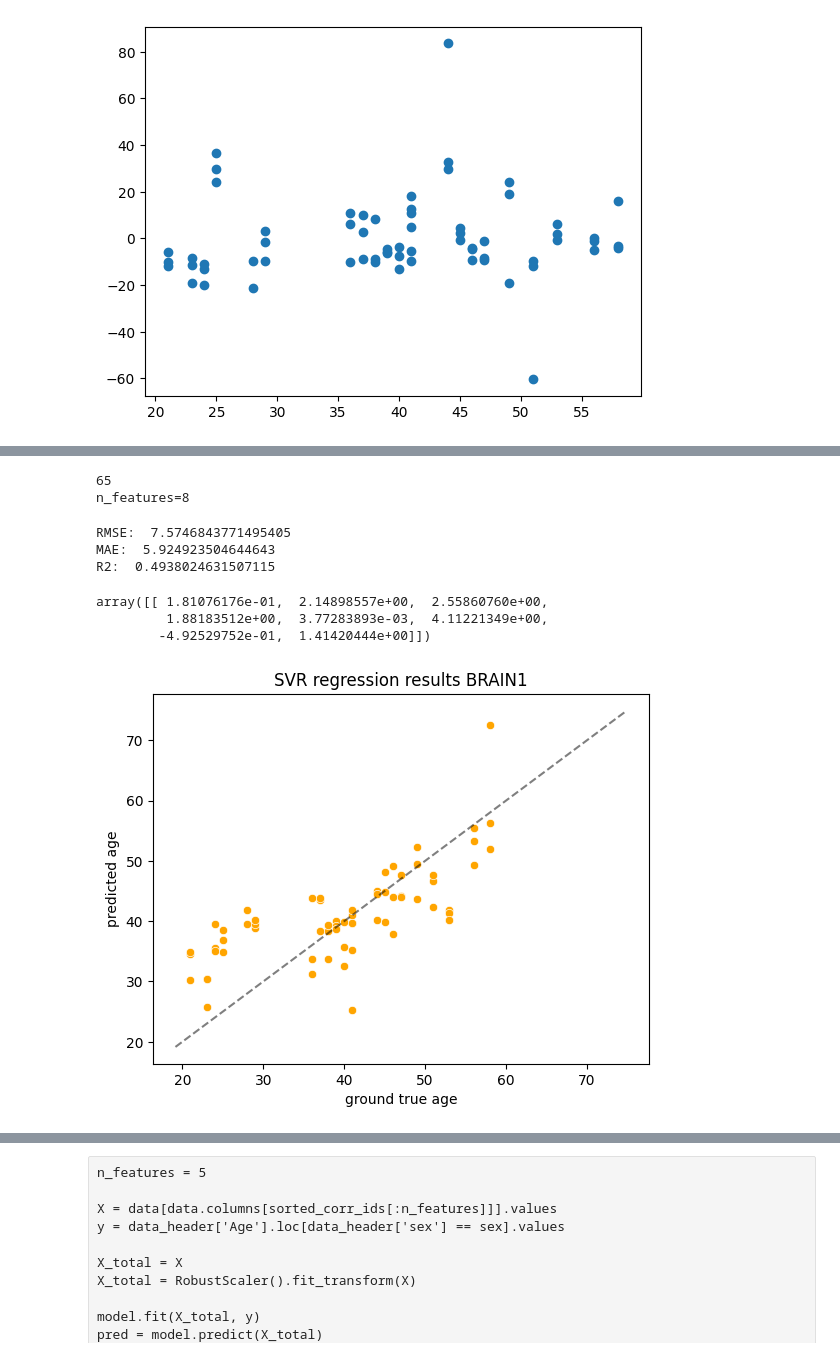
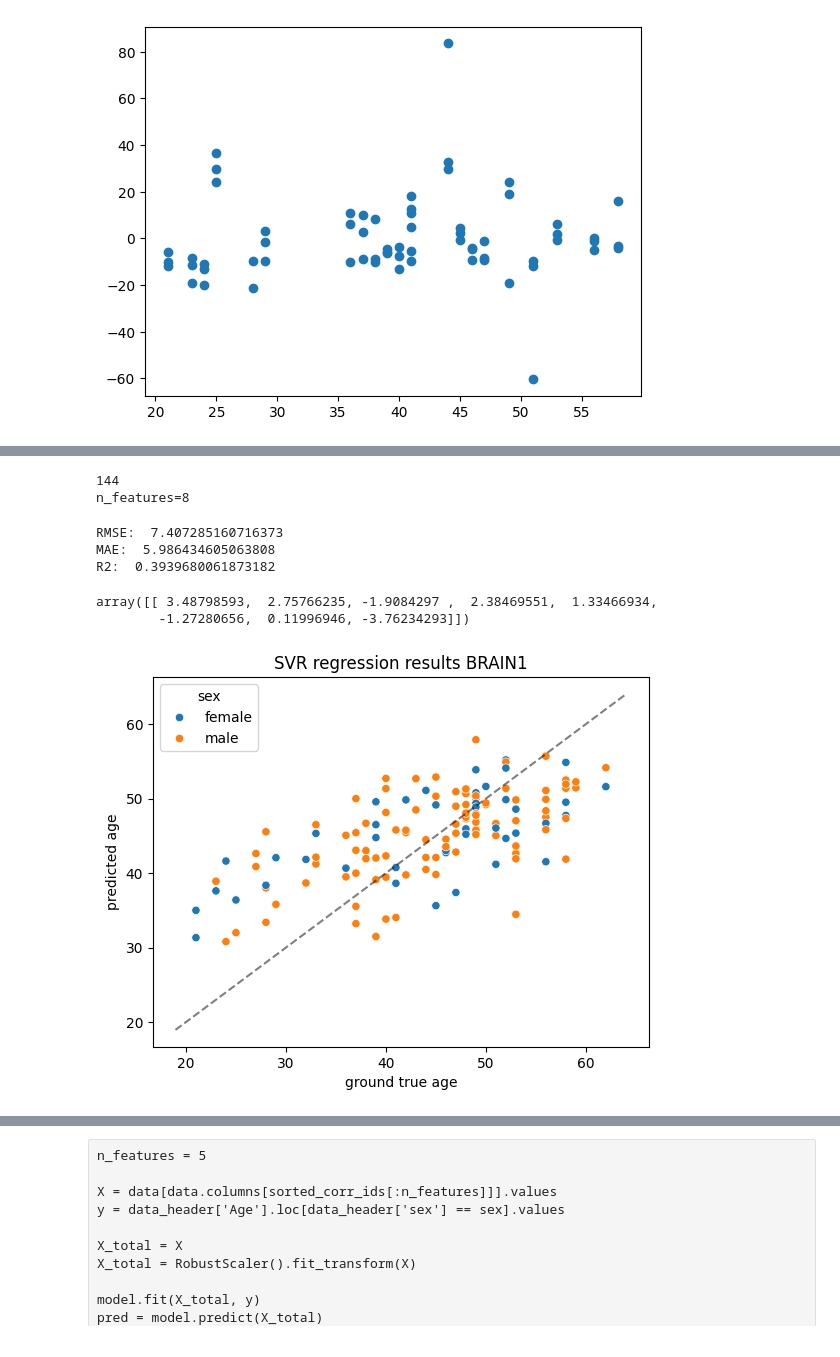
Before and after one commit to zodelheim/sea-infer-rna-seq, a Jupyter notebook: notebooks/AgePredictionTest.ipynb, the cells around one changed output, grey strips where cells are left out. Drawn from its saved outputs; the diff is of its cells as text; code cells hidden in the pictures.

```diff
--- a/notebooks/AgePredictionTest.ipynb
+++ b/notebooks/AgePredictionTest.ipynb
@@ -134,11 +110,11 @@ data_female = data.loc[data_header['sex'] == "female"]
 data_header_male = data_header.loc[data_header['sex'] == "male"]
 data_header_female = data_header.loc[data_header['sex'] == "female"]
 
-# data_male = data.loc[data_header['disease_state'] == "psychosis_schizophrenia"]
-# data_female = data.loc[data_header['disease_state'] == "match control"]
+# data_male = data.loc[data_header['tissue'] == "Putamen"]
+# data_female = data.loc[data_header['tissue'] != "Putamen"]
 
-# data_header_male = data_header.loc[data_header['disease_state'] == "psychosis_schizophrenia"]
-# data_header_female = data_header.loc[data_header['disease_state'] == "match control"]
+# data_header_male = data_header.loc[data_header['tissue'] == "Putamen"]
+# data_header_female = data_header.loc[data_header['tissue'] != "Putamen"]
 
 
 
@@ -154,10 +130,11 @@ data_header_female = data_header.loc[data_header['sex'] == "female"]
 data_both = data.copy(deep=True)
 data_header_both = data_header.copy(deep=True)
 
-data = data.loc[data_header['sex'] == sex]
-data_header = data_header.loc[data_header['sex'] == sex]
+# data = data.loc[data_header['sex'] == sex]
+# data_header = data_header.loc[data_header['sex'] == sex]
 
-# gtf_data = gtf_data.loc[data.columns].drop_duplicates("transcript_id")
+data = data.loc[data_header['tissue'] != "Nac"]
+data_header = data_header.loc[data_header['tissue'] != "Nac"]
 # %%
 # import anndata as ad
 # import scanpy as sc
@@ -262,11 +239,11 @@ data
 rhos = []
 pvalues = []
 
-# y = data_header[value_to_predict]
-# X = data.values
+# y = data_header.loc[data_header['sex'] == sex][value_to_predict]
+# X = data.loc[data_header['sex'] == sex].values
 
-y = data_header.loc[data_header['sex'] == sex][value_to_predict]
-X = data.loc[data_header['sex'] == sex].values
+y = data_header.loc[data_header['tissue'] != "Nac"][value_to_predict]
+X = data.loc[data_header['tissue'] != "Nac"].values
 
 
 for i in tqdm(range(X.shape[1])):
@@ -529,7 +491,8 @@ for n_features in range(1, np.min([data.shape[0]+1, len(sorted_corr_ids)+1, 20])
 # for n_features in [2]:
 
     X = data[data.columns[sorted_corr_ids[:n_features]]].values
-    y = data_header['Age'].loc[data_header['sex'] == sex].values
+    # y = data_header['Age'].loc[data_header['sex'] == sex].values
+    y = data_header['Age'].loc[data_header['tissue'] != "Nac"].values
 
 
     # print(X.shape)
@@ -565,13 +528,13 @@ for n_features in range(1, np.min([data.shape[0]+1, len(sorted_corr_ids)+1, 20])
         # X_val = data_eval[data_eval.columns[sorted_corr_ids[:n_features]]].values
         # y_val = data_eval_header['Age'].loc[data_eval_header['sex']==sex].values
 
-        poly = PolynomialFeatures(degree=2)
-        X_train_ = poly.fit_transform(X_train_)
-        X_val = poly.transform(X_val)
+        # poly = PolynomialFeatures(degree=2)
+        # X_train_ = poly.fit_transform(X_train_)
+        # X_val = poly.transform(X_val)
 
-        # model = svm.SVR(kernel='linear')
+        model = svm.SVR(kernel='linear')
         # model = svm.LinearSVR(loss='squared_epsilon_insensitive')
-        model = LinearRegression()
+        # model = LinearRegression()
         # model = Ridge()
         # model = XGBRegressor(n_estimators=300, max_depth=4, )
         # model = GridSearchCV(svm.SVR(kernel='rbf', gamma=0.1),
@@ -679,8 +642,10 @@ print(data.shape[0])
 n_features = 8
 
 X = data[data.columns[sorted_corr_ids[:n_features]]].values
-y = data_header['Age'].loc[data_header['sex'] == sex].values
+# y = data_header['Age'].loc[data_header['sex'] == sex].values
+y = data_header['Age'].loc[data_header['tissue'] != "Nac"].values
 
+diagnosis = data_header['sex'] #.loc[data_header['sex'] == sex]
 # print(X.shape)
 print(f"{n_features=}")
 
@@ -744,39 +709,40 @@ print("R2: ", r2_score(vals, preds))
 
 # model.coef_
 
 colors = {
     'male': 'blue',
     "female": "orange"
 }
 
 g = sns.scatterplot(
     x=np.array(vals).ravel(),
     y=np.array(preds).ravel(),
-    color=colors[sex])
+    # color=colors[sex],
+    hue=diagnosis
+    )
 g.set_title(f"SVR regression results {organ}")
 g.set_ylabel("predicted age")
 g.set_xlabel("ground true age")
 
 lims = [
     np.min([g.get_xlim(), g.get_ylim()]),  # min of both axes
     np.max([g.get_xlim(), g.get_ylim()]),  # max of both axes
 ]
 
 
 g.plot(lims, lims, '--', color='k', alpha=0.5)
 
 # g.set_xlim(lims)
 # g.set_ylim(lims)
 
 transcripts[organ][sex] = data.columns[sorted_corr_ids[:n_features]].tolist()
 model.coef_
 # %% [output]
-65
+144
 n_features=8
-RMSE:  7.5746843771495405
-MAE:  5.924923504644643
-R2:  0.4938024631507115
+RMSE:  7.407285160716373
+MAE:  5.986434605063808
+R2:  0.3939680061873182
-array([[ 1.81076176e-01,  2.14898557e+00,  2.55860760e+00,
-         1.88183512e+00,  3.77283893e-03,  4.11221349e+00,
-        -4.92529752e-01,  1.41420444e+00]])
+array([[ 3.48798593,  2.75766235, -1.9084297 ,  2.38469551,  1.33466934,
+        -1.27280656,  0.11996946, -3.76234293]])
-[figure, old version]
+[figure, new version]
```
Also changed, not shown: parts of 37 cells of this notebook, 4 other files.
